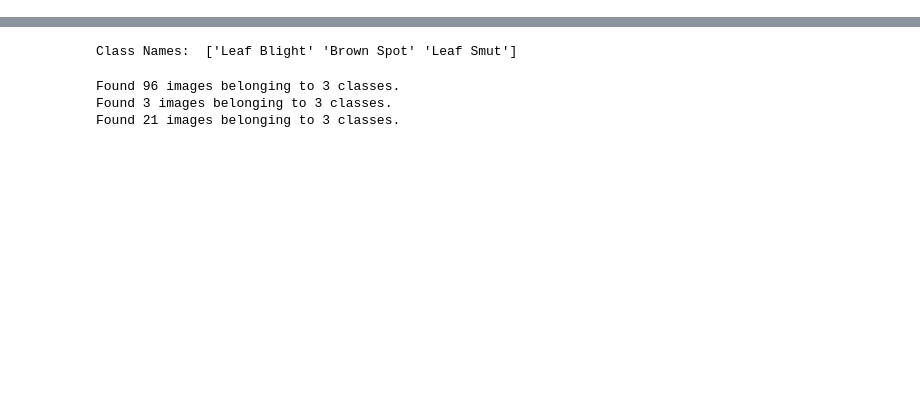
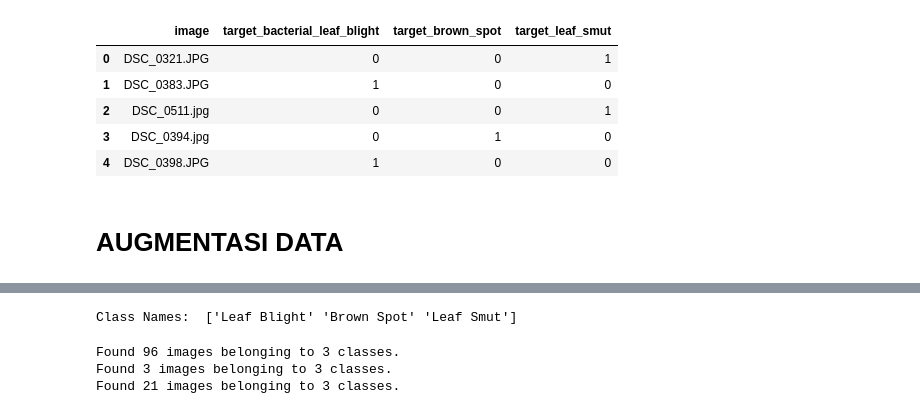
Before and after one commit to raffiainuls/Rice-Leaf-Disease-Classification-CNN, a Jupyter notebook: Splitting&Augmentasi.ipynb, the cells around one changed output, grey strips where cells are left out. Cells and saved outputs as stored; diff of their text form; code cells hidden in the pictures; blank space fills up the shorter version.

```diff
--- a/Splitting&Augmentasi.ipynb
+++ b/Splitting&Augmentasi.ipynb
@@ -38,0 +184,9 @@ with open('/root/.kaggle/kaggle.json', 'w') as file:
+# %%
+df_val.head()
+# %% [output]
+|  | image | target_bacterial_leaf_blight | target_brown_spot | target_leaf_smut |
+| 0 | DSC_0321.JPG | 0 | 0 | 1 |
+| 1 | DSC_0383.JPG | 1 | 0 | 0 |
+| 2 | DSC_0511.jpg | 0 | 0 | 1 |
+| 3 | DSC_0394.jpg | 0 | 1 | 0 |
+| 4 | DSC_0398.JPG | 1 | 0 | 0 |
@@ -39,3 +198,5 @@ with open('/root/.kaggle/kaggle.json', 'w') as file:
+# %% [markdown]
+# **AUGMENTASI DATA**
 # %%
 !pip install split-folders
 # %% [output]
```
Also changed, not shown: parts of 25 cells of this notebook.
